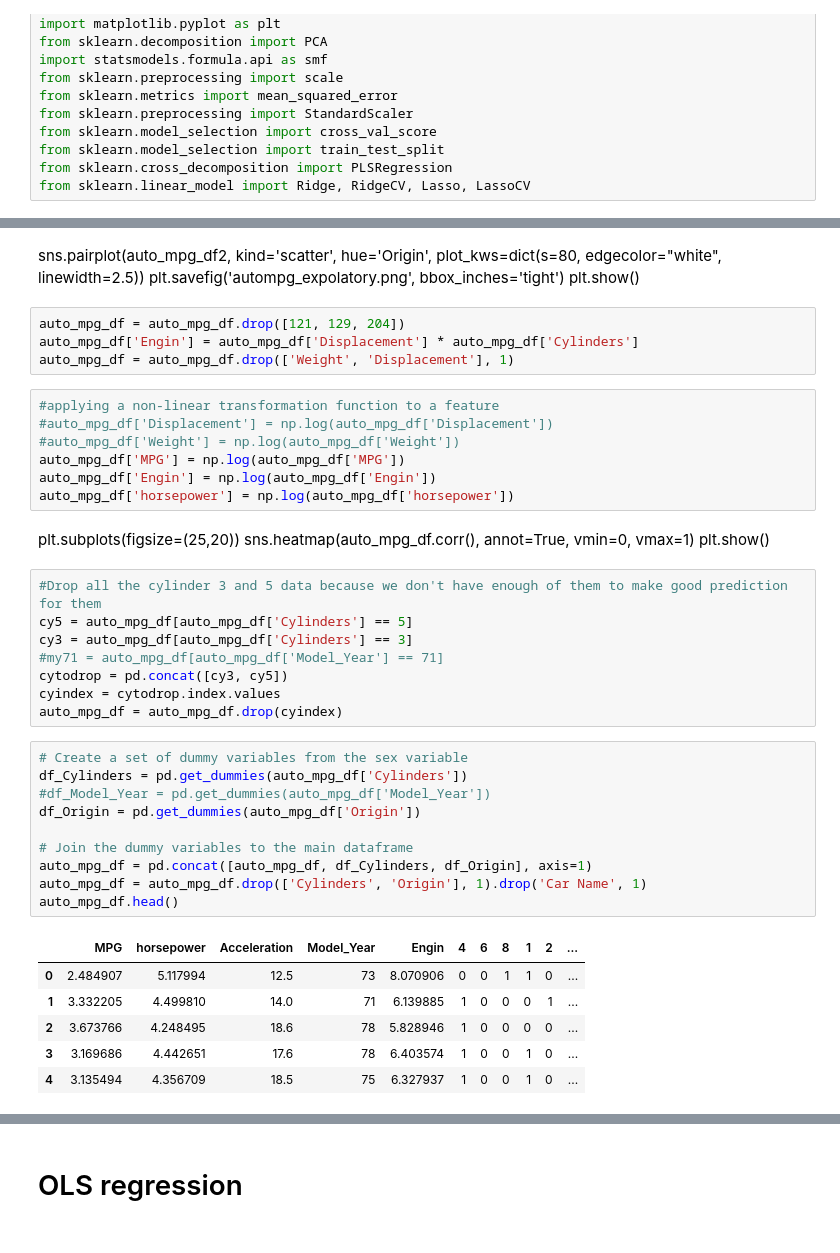
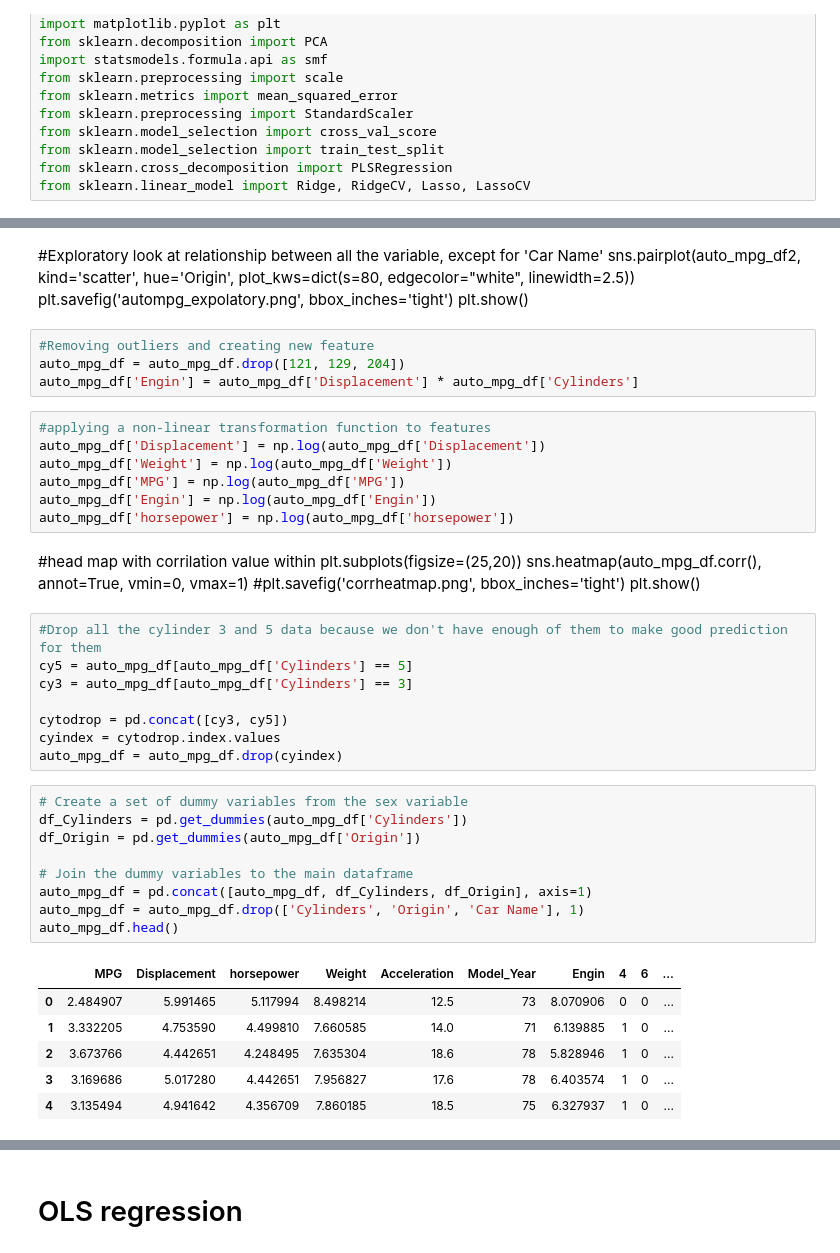
Before and after one commit to ktseringchem/ThinkfulProjects, a Jupyter notebook: Thinkful Projects/CapstoneProject/Capstone Presentation supervised learning.ipynb, the cells around one changed output, grey strips where cells are left out. Saved outputs shown, nothing was run; the diff lists cells and outputs as text.

```diff
--- a/Thinkful Projects/CapstoneProject/Capstone Presentation supervised learning.ipynb
+++ b/Thinkful Projects/CapstoneProject/Capstone Presentation supervised learning.ipynb
@@ -37,47 +47,49 @@ Origin = Origin.where(Origin != 3, 'Asia')
 auto_mpg_df2 = auto_mpg_df.drop('Cylinders', 1)
 auto_mpg_df2['Origin'] = Origin
 # %% [markdown]
+#Exploratory look at relationship between all the variable, except for 'Car Name'
 sns.pairplot(auto_mpg_df2, kind='scatter', hue='Origin', plot_kws=dict(s=80, edgecolor="white", linewidth=2.5))
 plt.savefig('autompg_expolatory.png', bbox_inches='tight')
 plt.show()
 # %%
+#Removing outliers and creating new feature
 auto_mpg_df = auto_mpg_df.drop([121, 129, 204])
 auto_mpg_df['Engin'] = auto_mpg_df['Displacement'] * auto_mpg_df['Cylinders']
-auto_mpg_df = auto_mpg_df.drop(['Weight', 'Displacement'], 1)
 # %%
-#applying a non-linear transformation function to a feature
-#auto_mpg_df['Displacement'] = np.log(auto_mpg_df['Displacement'])
-#auto_mpg_df['Weight'] = np.log(auto_mpg_df['Weight'])
+#applying a non-linear transformation function to features
+auto_mpg_df['Displacement'] = np.log(auto_mpg_df['Displacement'])
+auto_mpg_df['Weight'] = np.log(auto_mpg_df['Weight'])
 auto_mpg_df['MPG'] = np.log(auto_mpg_df['MPG'])
 auto_mpg_df['Engin'] = np.log(auto_mpg_df['Engin'])
 auto_mpg_df['horsepower'] = np.log(auto_mpg_df['horsepower'])
 # %% [markdown]
+#head map with corrilation value within
 plt.subplots(figsize=(25,20))
 sns.heatmap(auto_mpg_df.corr(), annot=True, vmin=0, vmax=1)
+#plt.savefig('corrheatmap.png', bbox_inches='tight')
 plt.show()
 # %%
 #Drop all the cylinder 3 and 5 data because we don't have enough of them to make good prediction for them
 cy5 = auto_mpg_df[auto_mpg_df['Cylinders'] == 5]
 cy3 = auto_mpg_df[auto_mpg_df['Cylinders'] == 3]
-#my71 = auto_mpg_df[auto_mpg_df['Model_Year'] == 71]
+
 cytodrop = pd.concat([cy3, cy5])
 cyindex = cytodrop.index.values
 auto_mpg_df = auto_mpg_df.drop(cyindex)
 # %%
 # Create a set of dummy variables from the sex variable
 df_Cylinders = pd.get_dummies(auto_mpg_df['Cylinders'])
-#df_Model_Year = pd.get_dummies(auto_mpg_df['Model_Year'])
 df_Origin = pd.get_dummies(auto_mpg_df['Origin'])
 
 # Join the dummy variables to the main dataframe
 auto_mpg_df = pd.concat([auto_mpg_df, df_Cylinders, df_Origin], axis=1)
-auto_mpg_df = auto_mpg_df.drop(['Cylinders', 'Origin'], 1).drop('Car Name', 1)
+auto_mpg_df = auto_mpg_df.drop(['Cylinders', 'Origin', 'Car Name'], 1)
 auto_mpg_df.head()
 # %% [output]
-|  | MPG | horsepower | Acceleration | Model_Year | Engin | 4 | 6 | 8 | 1 | 2 | ... |
-| 0 | 2.484907 | 5.117994 | 12.5 | 73 | 8.070906 | 0 | 0 | 1 | 1 | 0 | ... |
-| 1 | 3.332205 | 4.499810 | 14.0 | 71 | 6.139885 | 1 | 0 | 0 | 0 | 1 | ... |
-| 2 | 3.673766 | 4.248495 | 18.6 | 78 | 5.828946 | 1 | 0 | 0 | 0 | 0 | ... |
-| 3 | 3.169686 | 4.442651 | 17.6 | 78 | 6.403574 | 1 | 0 | 0 | 1 | 0 | ... |
-| 4 | 3.135494 | 4.356709 | 18.5 | 75 | 6.327937 | 1 | 0 | 0 | 1 | 0 | ... |
+|  | MPG | Displacement | horsepower | Weight | Acceleration | Model_Year | Engin | 4 | 6 | ... |
+| 0 | 2.484907 | 5.991465 | 5.117994 | 8.498214 | 12.5 | 73 | 8.070906 | 0 | 0 | ... |
+| 1 | 3.332205 | 4.753590 | 4.499810 | 7.660585 | 14.0 | 71 | 6.139885 | 1 | 0 | ... |
+| 2 | 3.673766 | 4.442651 | 4.248495 | 7.635304 | 18.6 | 78 | 5.828946 | 1 | 0 | ... |
+| 3 | 3.169686 | 5.017280 | 4.442651 | 7.956827 | 17.6 | 78 | 6.403574 | 1 | 0 | ... |
+| 4 | 3.135494 | 4.941642 | 4.356709 | 7.860185 | 18.5 | 75 | 6.327937 | 1 | 0 | ... |
 # %%
```
Also changed, not shown: parts of 44 cells of this notebook.
